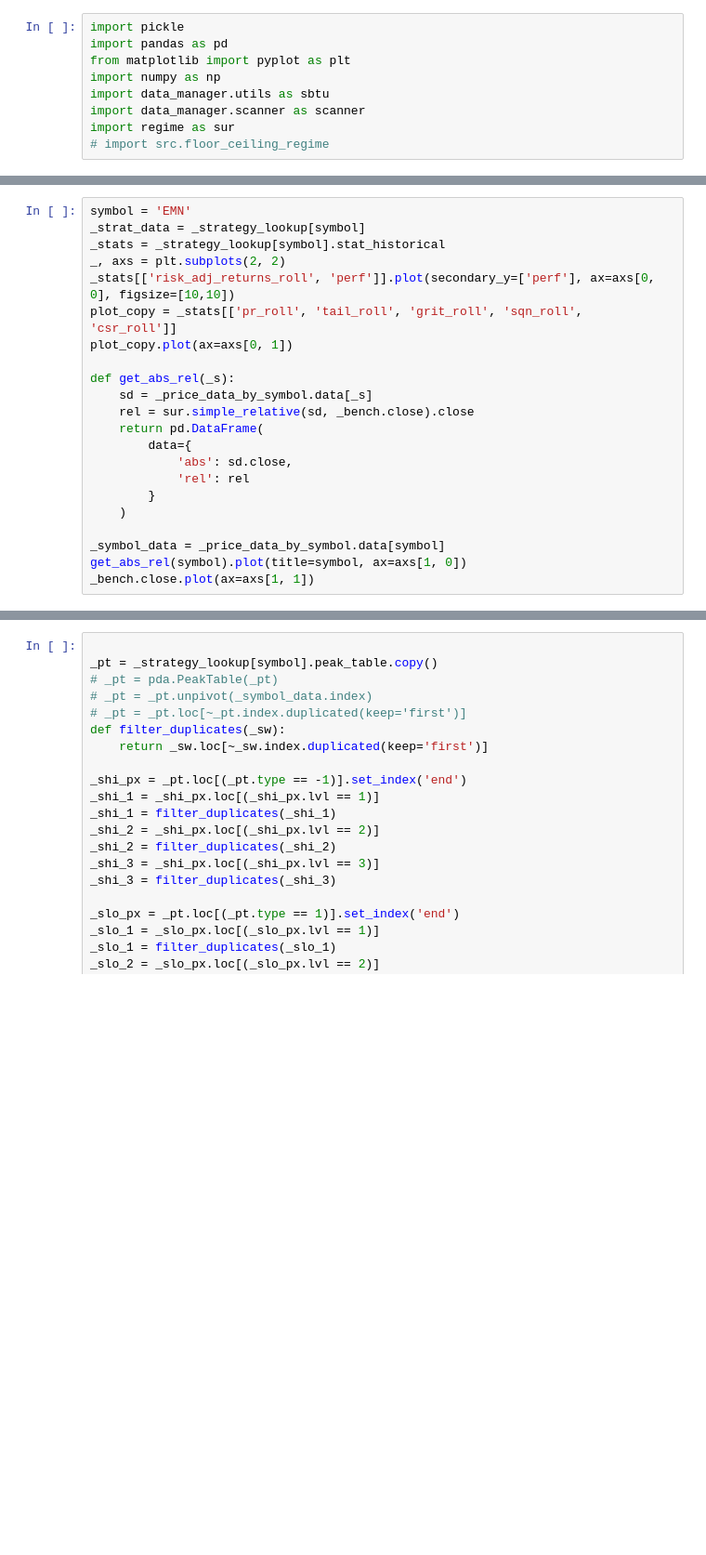
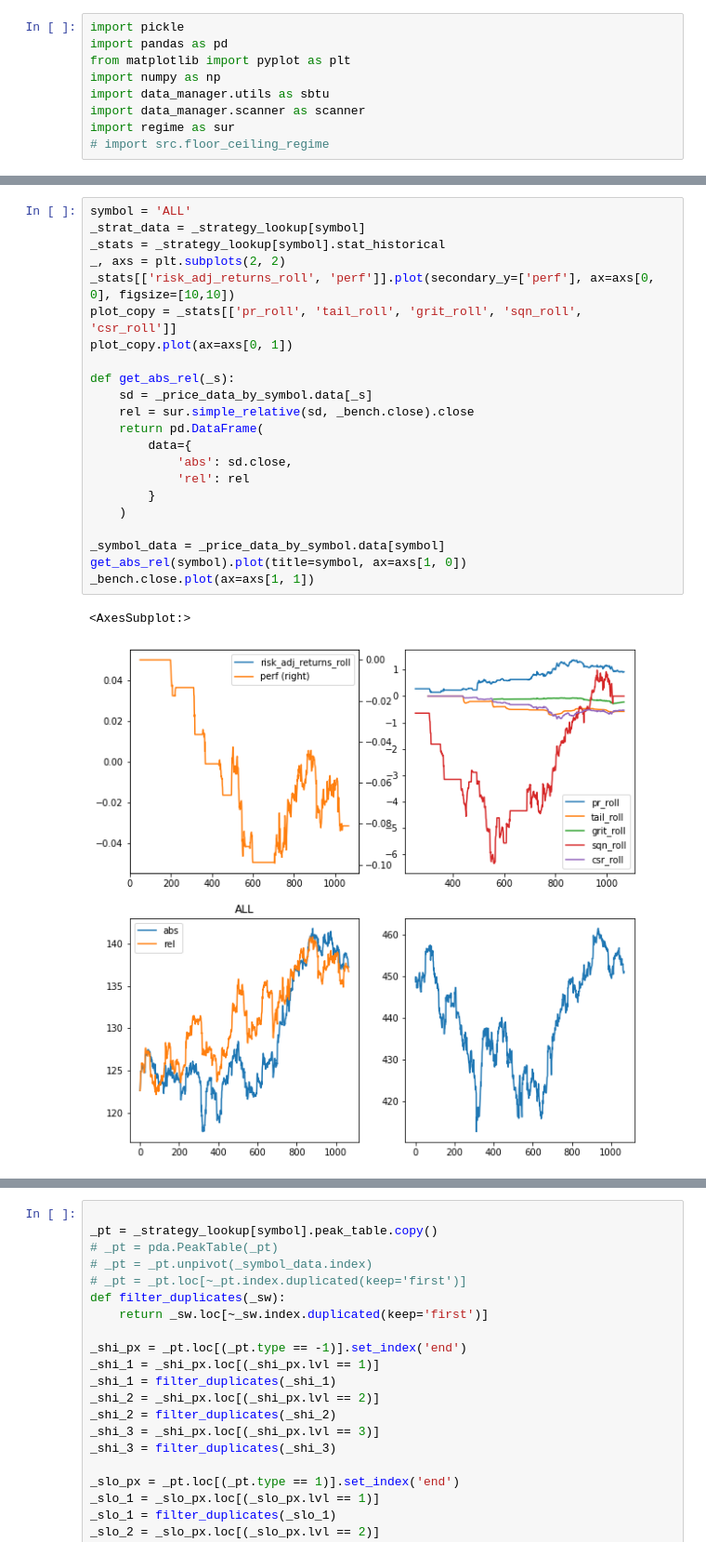
Before and after one commit to bjahnke/backtest_notebook, a Jupyter notebook: notes/backtester.ipynb, the cells around one changed output, grey strips where cells are left out. Shown at 93% size. Drawn from its saved outputs; the diff is of its cells as text; blank space fills up the shorter version.

```diff
--- a/notes/backtester.ipynb
+++ b/notes/backtester.ipynb
@@ -34,25 +32,28 @@ ModuleNotFoundError: No module named 'src.utils'
 # %%
-symbol = 'EMN'
+symbol = 'ALL'
 _strat_data = _strategy_lookup[symbol]
 _stats = _strategy_lookup[symbol].stat_historical
 _, axs = plt.subplots(2, 2)
 _stats[['risk_adj_returns_roll', 'perf']].plot(secondary_y=['perf'], ax=axs[0, 0], figsize=[10,10])
 plot_copy = _stats[['pr_roll', 'tail_roll', 'grit_roll', 'sqn_roll', 'csr_roll']]
 plot_copy.plot(ax=axs[0, 1])
 
 def get_abs_rel(_s):
     sd = _price_data_by_symbol.data[_s]
     rel = sur.simple_relative(sd, _bench.close).close
     return pd.DataFrame(
         data={
             'abs': sd.close,
             'rel': rel
         }
     )
 
 _symbol_data = _price_data_by_symbol.data[symbol]
 get_abs_rel(symbol).plot(title=symbol, ax=axs[1, 0])
 _bench.close.plot(ax=axs[1, 1])
+# %% [output]
+<AxesSubplot:>
+[figure, added]
 # %%
 epd = _strategy_lookup[symbol].enhanced_price_data.copy()
 epd['french_stop'] = _strategy_lookup[symbol].french_stop.stop_price
```
Also changed, not shown: parts of 10 cells of this notebook, 2 other files.
